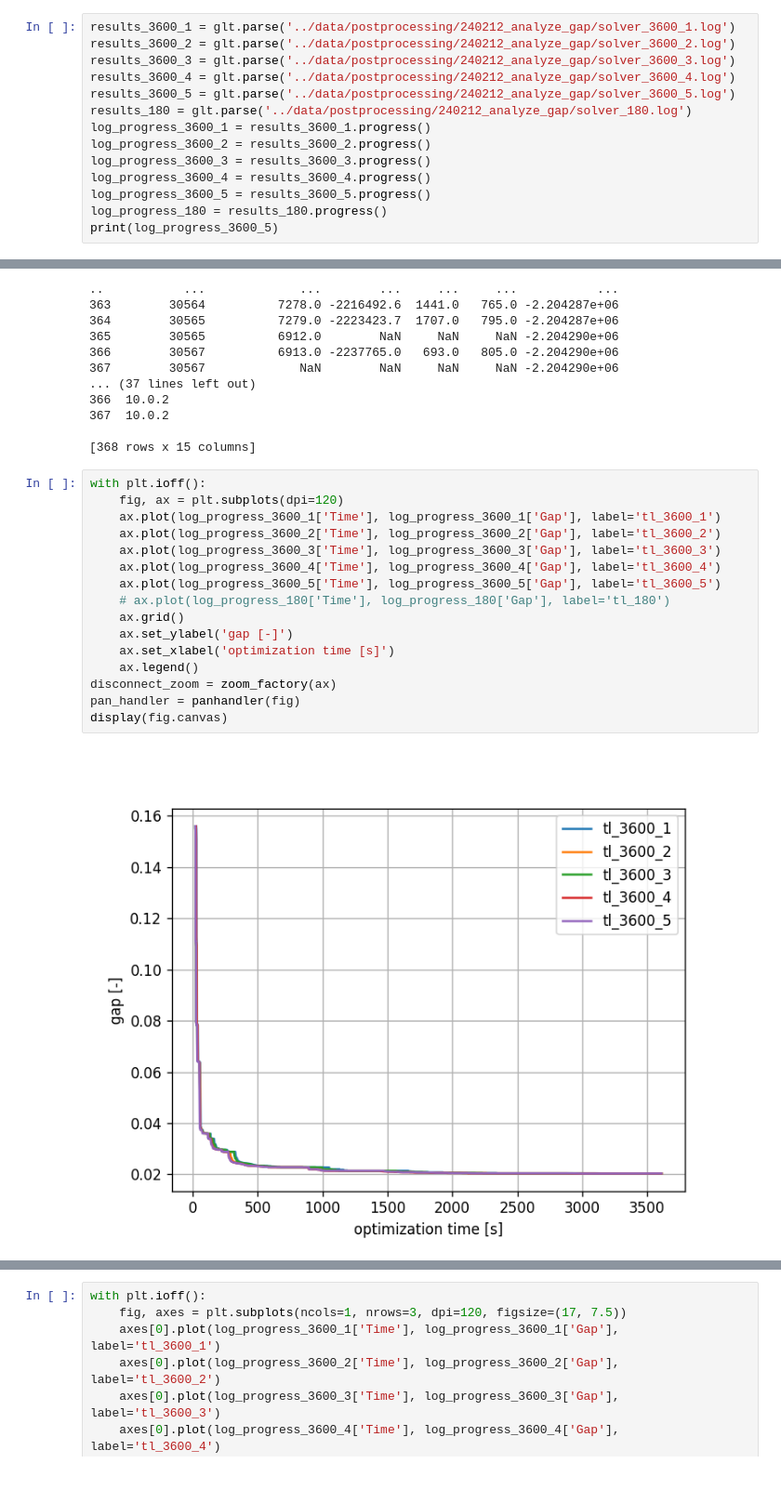
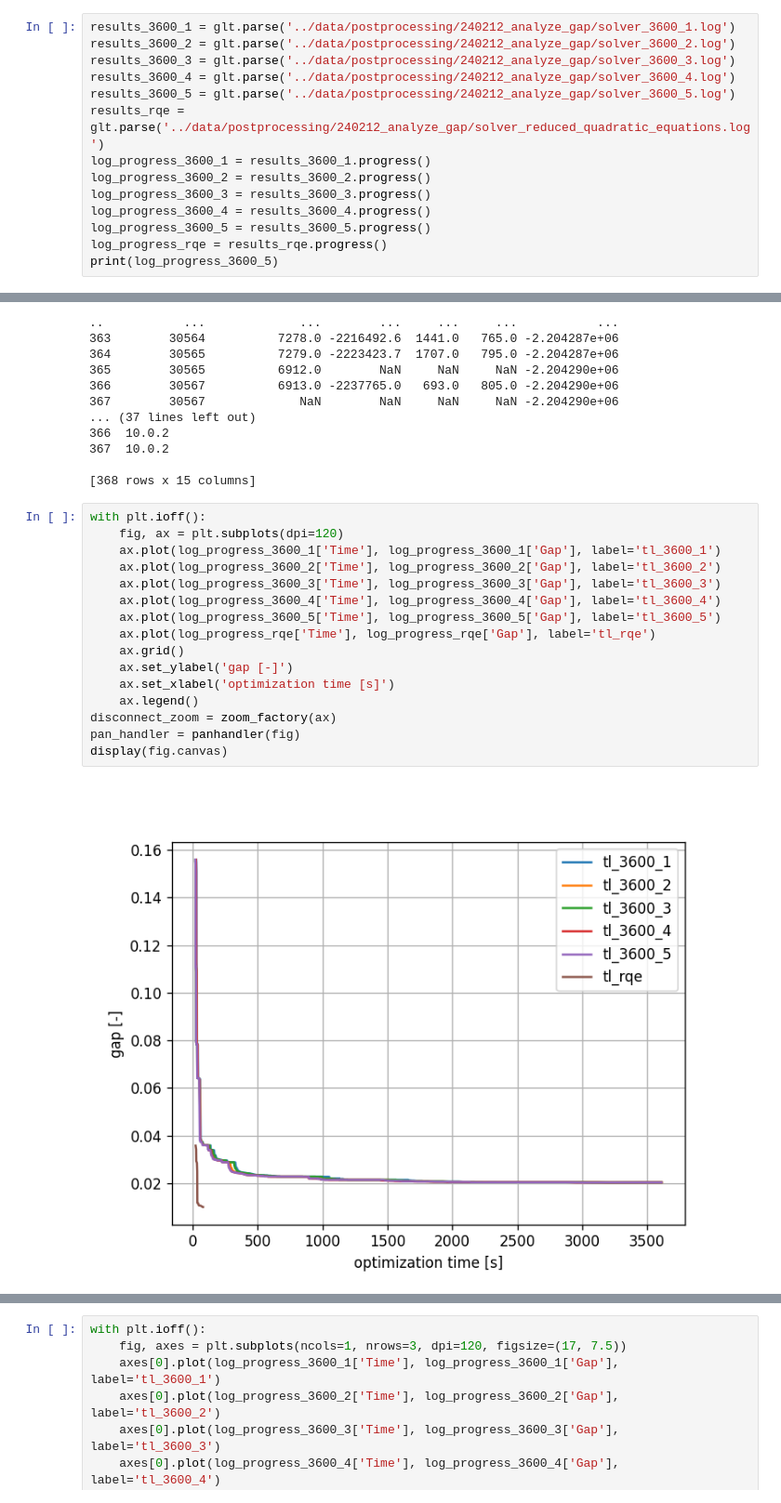
Before and after one commit to HTWK-Interconnected-Energy-Systems/BURN4H2, a Jupyter notebook: postprocessing/240212_analyze_gap.ipynb, the cells around one changed output, grey strips where cells are left out. Shown at 93% size. Saved outputs shown, nothing was run; the diff lists cells and outputs as text.

Commit message:
Added new files to analyze to postprocessing scripts.

```diff
--- a/postprocessing/240212_analyze_gap.ipynb
+++ b/postprocessing/240212_analyze_gap.ipynb
@@ -9,13 +9,13 @@ results_3600_2 = glt.parse('../data/postprocessing/240212_analyze_gap/solver_360
 results_3600_3 = glt.parse('../data/postprocessing/240212_analyze_gap/solver_3600_3.log')
 results_3600_4 = glt.parse('../data/postprocessing/240212_analyze_gap/solver_3600_4.log')
 results_3600_5 = glt.parse('../data/postprocessing/240212_analyze_gap/solver_3600_5.log')
-results_180 = glt.parse('../data/postprocessing/240212_analyze_gap/solver_180.log')
+results_rqe = glt.parse('../data/postprocessing/240212_analyze_gap/solver_reduced_quadratic_equations.log')
 log_progress_3600_1 = results_3600_1.progress()
 log_progress_3600_2 = results_3600_2.progress()
 log_progress_3600_3 = results_3600_3.progress()
 log_progress_3600_4 = results_3600_4.progress()
 log_progress_3600_5 = results_3600_5.progress()
-log_progress_180 = results_180.progress()
+log_progress_rqe = results_rqe.progress()
 print(log_progress_3600_5)
 # %% [output]
      CurrentNode  RemainingNodes        Obj   Depth  IntInf     Incumbent  \
@@ -38,18 +38,18 @@ print(log_progress_3600_5)
 # %%
 with plt.ioff():
     fig, ax = plt.subplots(dpi=120)
     ax.plot(log_progress_3600_1['Time'], log_progress_3600_1['Gap'], label='tl_3600_1')
     ax.plot(log_progress_3600_2['Time'], log_progress_3600_2['Gap'], label='tl_3600_2')
     ax.plot(log_progress_3600_3['Time'], log_progress_3600_3['Gap'], label='tl_3600_3')
     ax.plot(log_progress_3600_4['Time'], log_progress_3600_4['Gap'], label='tl_3600_4')
     ax.plot(log_progress_3600_5['Time'], log_progress_3600_5['Gap'], label='tl_3600_5')
-    # ax.plot(log_progress_180['Time'], log_progress_180['Gap'], label='tl_180')
+    ax.plot(log_progress_rqe['Time'], log_progress_rqe['Gap'], label='tl_rqe')
     ax.grid()
     ax.set_ylabel('gap [-]')
     ax.set_xlabel('optimization time [s]')
     ax.legend()
 disconnect_zoom = zoom_factory(ax)
 pan_handler = panhandler(fig)
 display(fig.canvas)
 # %% [output]
-[figure, old version]
+[figure, new version]
```
Also changed, not shown: parts of 2 cells of this notebook, 1 other file.
